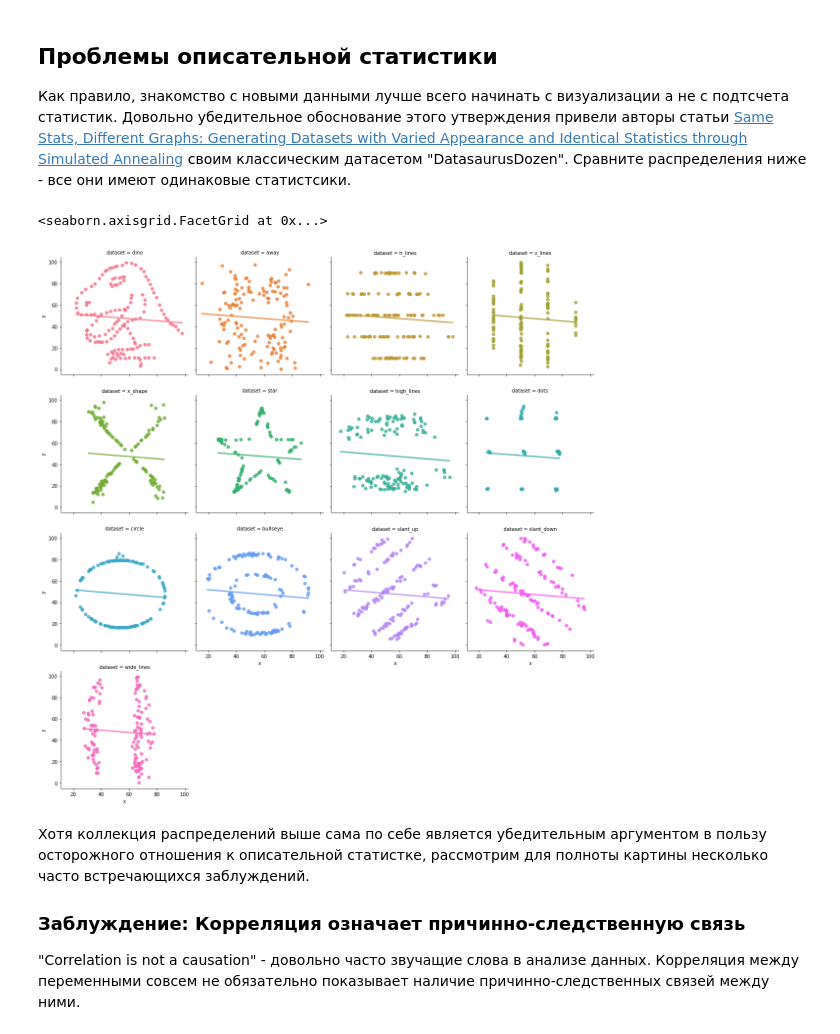
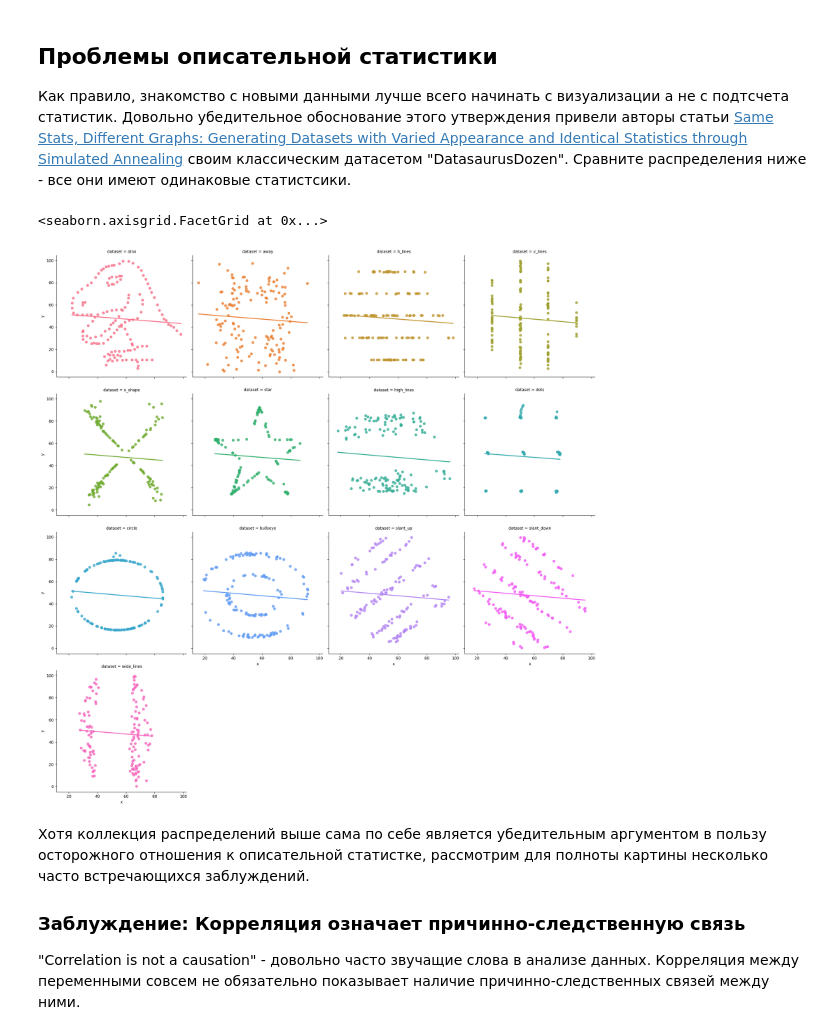
Before and after one commit to mozgit/From-Stats-to-ML, a Jupyter notebook: Лекция_2_Статистика.ipynb, the cells around one changed output. Cells and saved outputs as stored; diff of their text form; code cells hidden in the pictures.

```diff
--- a/Лекция_2_Статистика.ipynb
+++ b/Лекция_2_Статистика.ipynb
@@ -539,12 +543,12 @@ $$corr(x,y)=\frac{cov(x,y)}{\sigma_x\sigma_y} $$
 # %%
 import pandas as pd
 import seaborn as sns
 dt= pd.read_csv('DatasaurusDozen.tsv', sep='\t')
 sns.lmplot(x="x", y="y", col="dataset", hue="dataset", data=dt,
-           col_wrap=4, ci=None, size=4)
+           col_wrap=4, ci=None)
 # %% [output]
 <seaborn.axisgrid.FacetGrid at 0x...>
-[figure, old version]
+[figure, new version]
 # %% [markdown]
 Хотя коллекция распределений выше сама по себе является убедительным аргументом в пользу осторожного отношения к описательной статистке, рассмотрим для полноты картины несколько часто встречающихся заблуждений.
 
```
Also changed, not shown: parts of 21 cells of this notebook, 9 other files.
